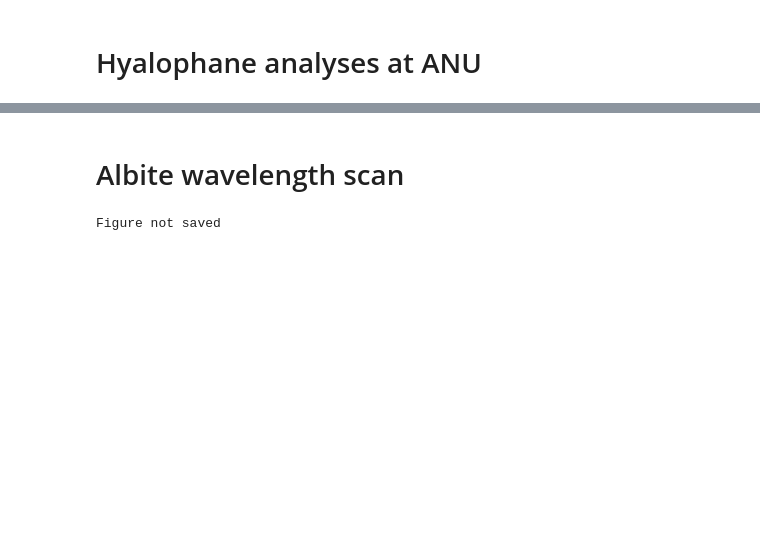
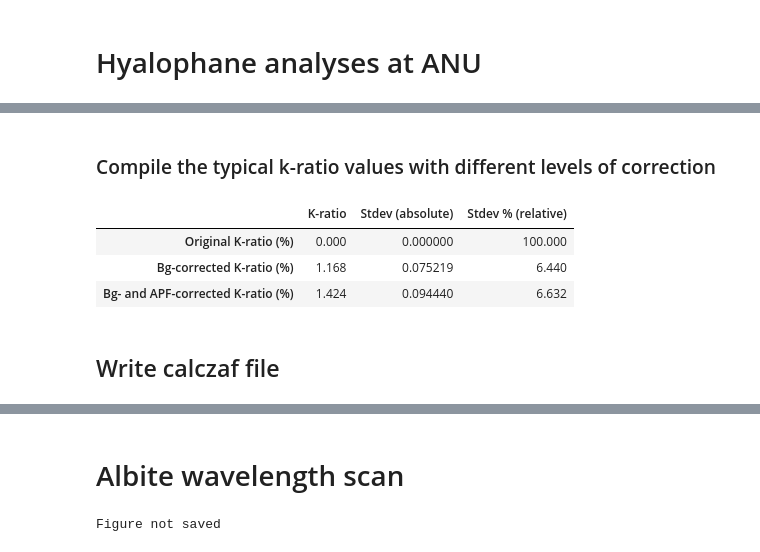
Before and after one commit to eleanor-m/n_epma_analysis, a Jupyter notebook: notebooks/03_hyalophane_StA.ipynb, the cells around one changed output, grey strips where cells are left out. Saved outputs shown, nothing was run; the diff lists cells and outputs as text; code cells hidden in the pictures; blank space fills up the shorter version.

```diff
--- a/notebooks/03_hyalophane_StA.ipynb
+++ b/notebooks/03_hyalophane_StA.ipynb
@@ -19,0 +157,44 @@ import matplotlib.pyplot as plt
+# %% [markdown]
+### Compile the typical k-ratio values with different levels of correction
+# %%
+typical_kratios = pd.DataFrame({
+    "K-ratio": [
+        summary_tables[0]["original.kraw_pcnt"].mean(),
+        summary_tables[0]["montecarlo.kraw_pcnt"].mean(),
+        summary_tables[0]["montecarlo.kraw_apf_pcnt"].mean()
+    ],
+    "Stdev % (relative)": [
+        max(
+            summary_tables[0]["original.kraw_stdev_pcnt"].mean(),
+            summary_tables[0]["original.kraw_pcnt"].std()
+            ),
+        max(
+            summary_tables[0]["montecarlo.kraw_stdev_pcnt"].mean(),
+            summary_tables[0]["montecarlo.kraw_pcnt"].std()
+            ),
+        max(
+            summary_tables[0]["montecarlo.kraw_stdev_apf_pcnt"].mean(),
+            summary_tables[0]["montecarlo.kraw_apf_pcnt"].std()
+            )
+    ]
+}, index = [
+    "Original K-ratio (%)",
+    "Bg-corrected K-ratio (%)",
+    "Bg- and APF-corrected K-ratio (%)"
+    ]
+)
+
+typical_kratios.insert(
+    1,
+    column="Stdev (absolute)",
+    value = typical_kratios["K-ratio"] * typical_kratios["Stdev % (relative)"] / 100
+    )
+
+typical_kratios
+# %% [output]
+|  | K-ratio | Stdev (absolute) | Stdev % (relative) |
+| Original K-ratio (%) | 0.000 | 0.000000 | 100.000 |
+| Bg-corrected K-ratio (%) | 1.168 | 0.075219 | 6.440 |
+| Bg- and APF-corrected K-ratio (%) | 1.424 | 0.094440 | 6.632 |
+# %% [markdown]
+## Write calczaf file
```
Also changed, not shown: parts of 43 cells of this notebook, 1 other file.
